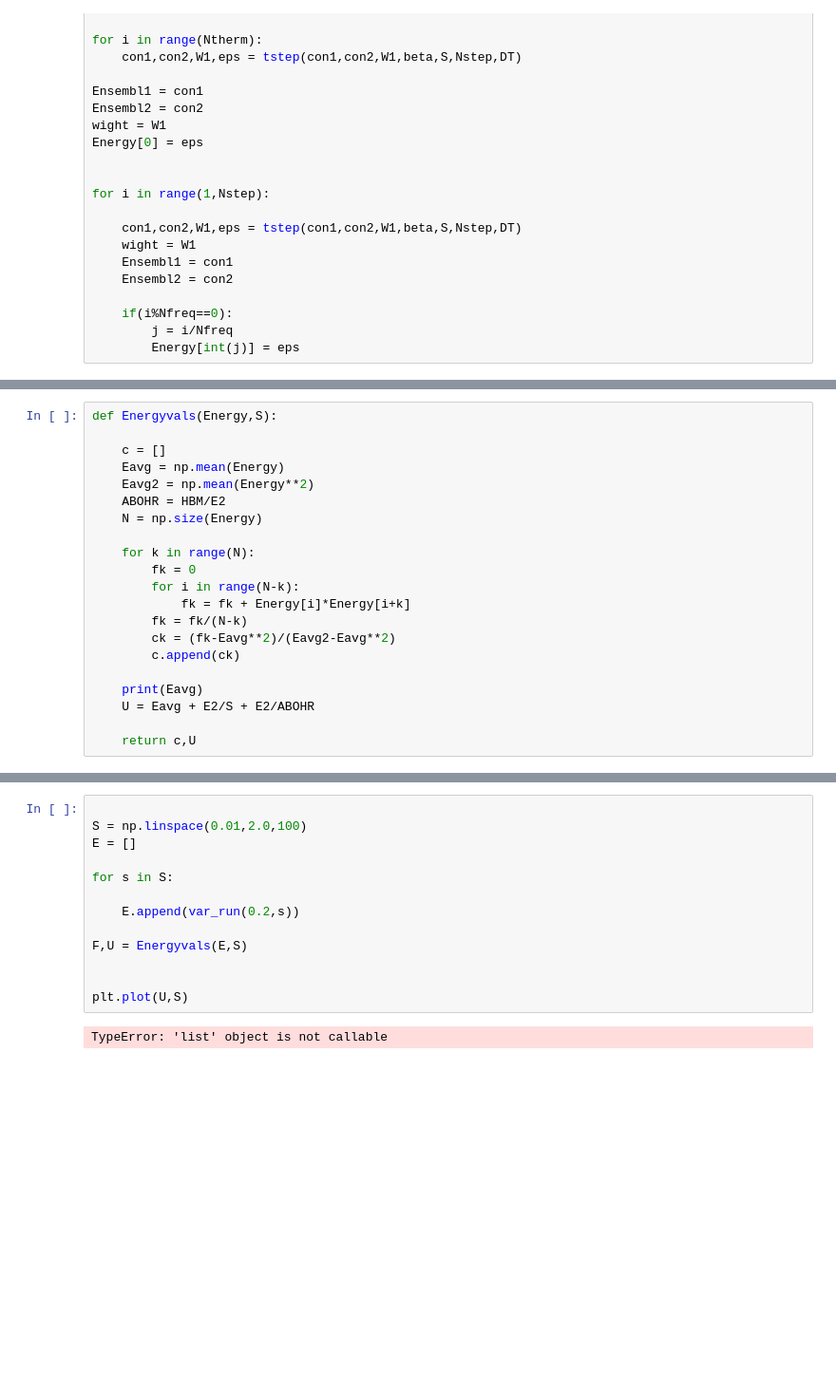
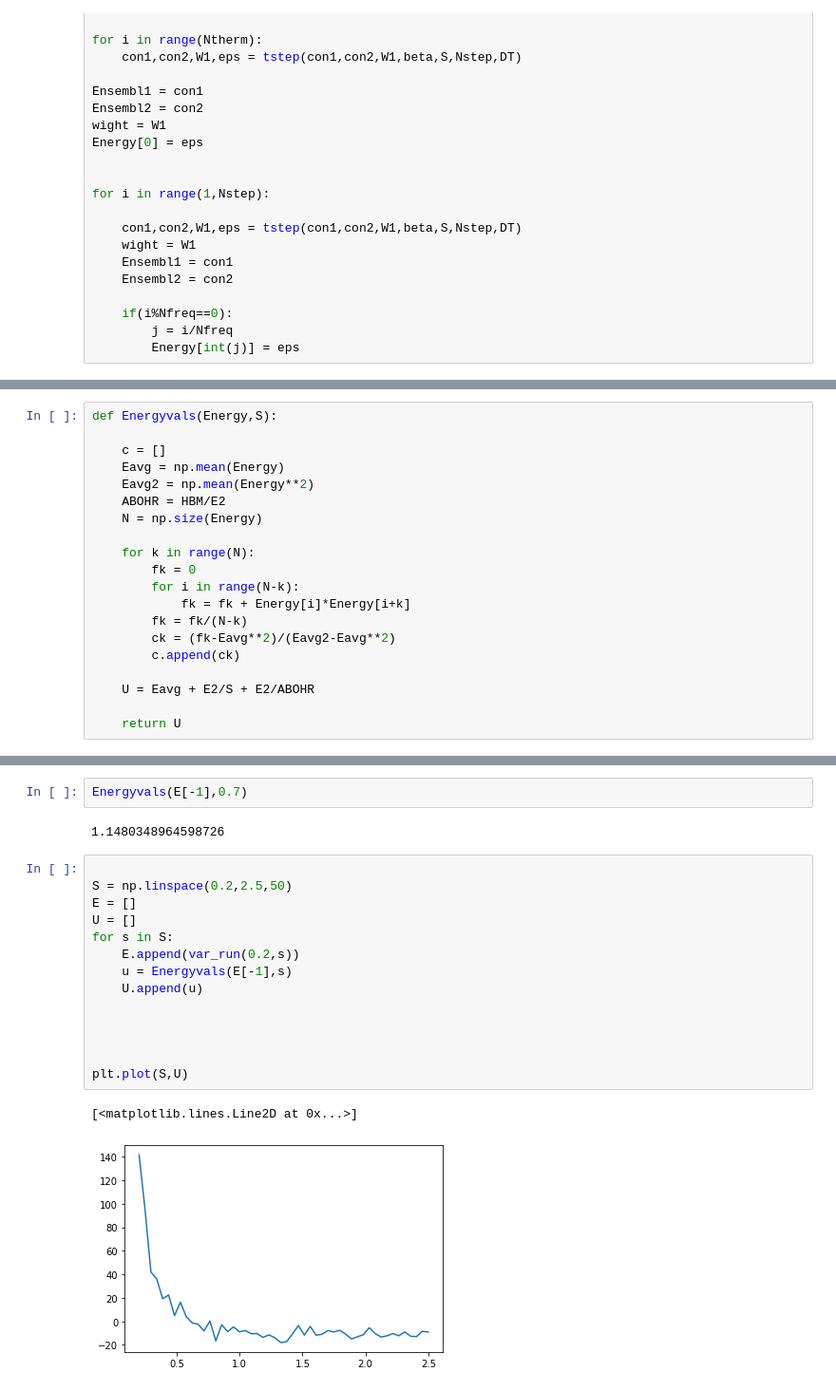
Before and after one commit to pranav-satheesh/Numerical_Methods_Git_Page, a Jupyter notebook: Monte Carlo/H2 Molecule.ipynb, the cells around one changed output, grey strips where cells are left out. Shown: that part at 95% size. Drawn from its saved outputs; the diff is of its cells as text; blank space fills up the shorter version.

```diff
--- a/Monte Carlo/H2 Molecule.ipynb
+++ b/Monte Carlo/H2 Molecule.ipynb
@@ -558,7 +584,6 @@ def Energyvals(Energy,S):
         ck = (fk-Eavg**2)/(Eavg2-Eavg**2)
         c.append(ck)
 
-    print(Eavg)
     U = Eavg + E2/S + E2/ABOHR
 
-    return c,U
+    return U
@@ -569,15 +610,21 @@ F,U = Energyvals(E,0.5)
+# %%
+Energyvals(E[-1],0.7)
+# %% [output]
+1.1480348964598726
 # %%
 
-S = np.linspace(0.01,2.0,100)
+S = np.linspace(0.2,2.5,50)
 E = []
-
+U = []
 for s in S:
-
     E.append(var_run(0.2,s))
-
-F,U = Energyvals(E,S)
+    u = Energyvals(E[-1],s)
+    U.append(u)
 
 
-plt.plot(U,S)
+
+
+plt.plot(S,U)
 # %% [output]
-TypeError: 'list' object is not callable
+[<matplotlib.lines.Line2D at 0x...>]
+[figure, added]
```
Also changed, not shown: parts of 10 cells of this notebook.
